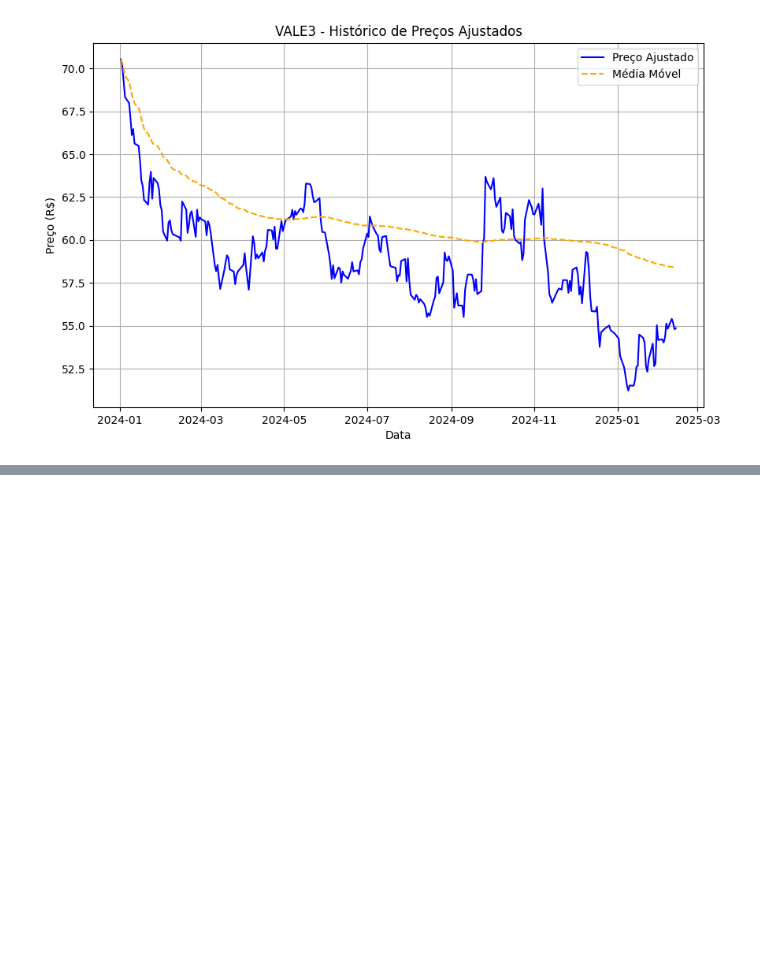
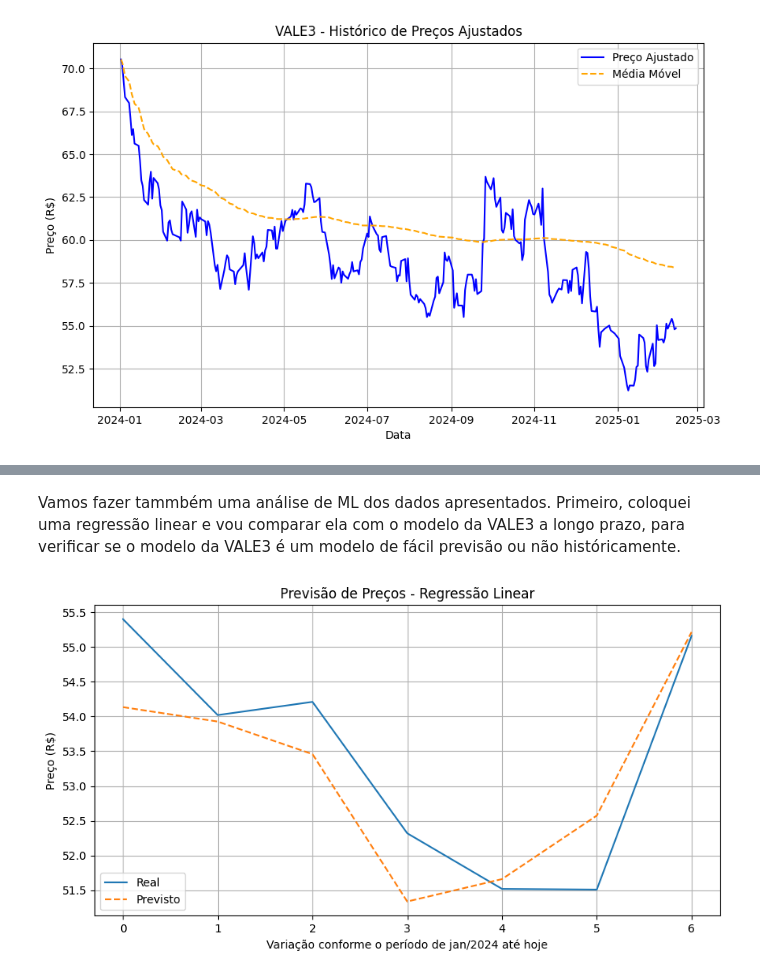
Before and after one commit to AndrePDSSampaio/EquityResearch, a Jupyter notebook: VALE3.ipynb, the cells around one changed output, grey strips where cells are left out. Saved outputs shown, nothing was run; the diff lists cells and outputs as text; code cells hidden in the pictures; blank space fills up the shorter version.

```diff
--- a/VALE3.ipynb
+++ b/VALE3.ipynb
@@ -213,0 +259,36 @@ fig.show()
+# %% [markdown]
+Vamos fazer tammbém uma análise de ML dos dados apresentados.
+Primeiro, coloquei uma regressão linear e vou comparar ela com o modelo da VALE3 a longo prazo, para verificar se o modelo da VALE3 é um modelo de fácil previsão ou não históricamente.
+# %%
+from sklearn.model_selection import train_test_split
+from sklearn.linear_model import LinearRegression
+
+# Criar variáveis independentes e dependente
+df2['Target'] = df2['Adj Close'].shift(-1)  # Prever o preço do dia seguinte
+df2.dropna(inplace=True)
+
+X = df2[['Open', 'High', 'Low', 'Volume']]
+y = df2['Target']
+
+# Dividir em treino e teste
+X_train, X_test, y_train, y_test = train_test_split(X, y, test_size=0.2, random_state=42)
+
+# Treinar o modelo
+model = LinearRegression()
+model.fit(X_train, y_train)
+
+# Fazer previsões
+y_pred = model.predict(X_test)
+
+# Plotar resultados
+plt.figure(figsize=(10,5))
+plt.plot(y_test.values, label="Real")
+plt.plot(y_pred, label="Previsto", linestyle="--")
+plt.legend()
+plt.title("Previsão de Preços - Regressão Linear")
+plt.xlabel('Variação conforme o período de jan/2024 até hoje')
+plt.ylabel('Preço (R$)')
+plt.grid()
+plt.show()
+# %% [output]
+[figure, added]
```
Also changed, not shown: parts of 7 cells of this notebook.
